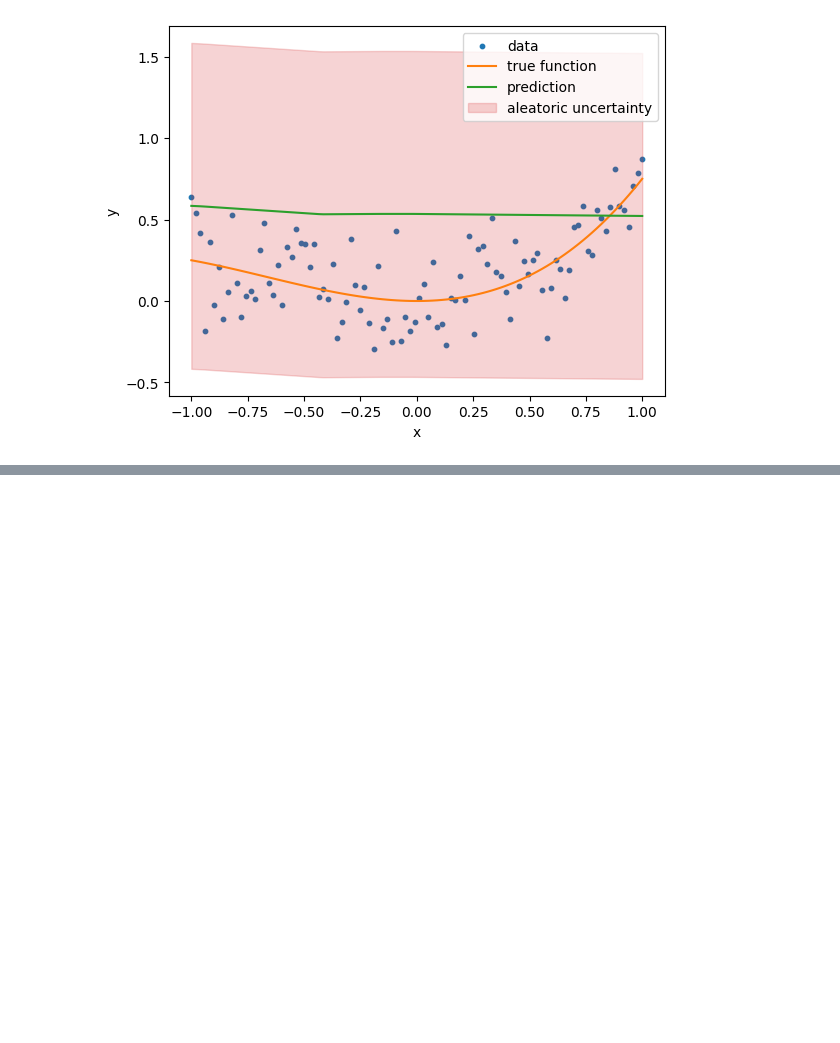
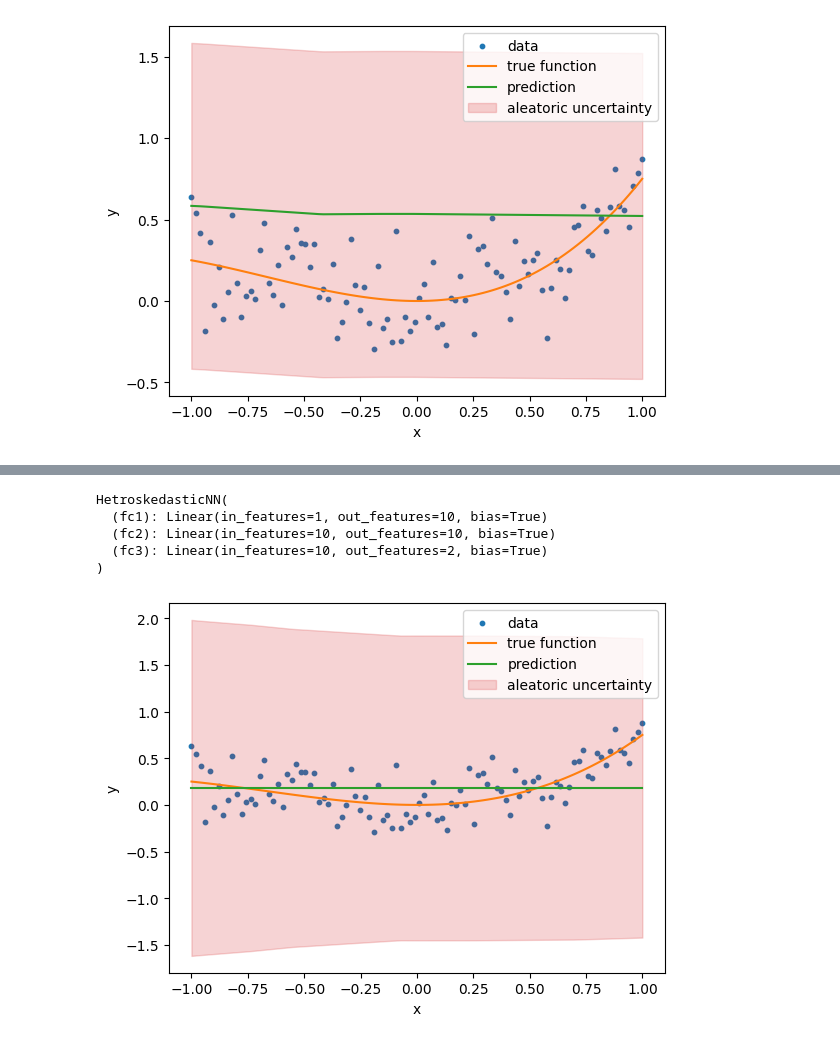
Before and after one commit to rishabh-mondal/Probabilistic-machine-learning, a Jupyter notebook: different_uncertainity_nn.ipynb, the cells around one changed output, grey strips where cells are left out. Cells and saved outputs as stored; diff of their text form; code cells hidden in the pictures; blank space fills up the shorter version.

```diff
--- a/different_uncertainity_nn.ipynb
+++ b/different_uncertainity_nn.ipynb
@@ -85,0 +255,36 @@ plot_results(y_hat,aleatoric_std=torch.exp(fixed_log_noise_std),model_name='Untr
+# %%
+# Case 2: Heteroskedastic noise
+
+class HetroskedasticNN(torch.nn.Module):
+    def __init__(self,n_hidden=10):
+        super().__init__()
+        self.fc1 = torch.nn.Linear(1,n_hidden)
+        self.fc2 = torch.nn.Linear(n_hidden,n_hidden)
+        self.fc3 = torch.nn.Linear(n_hidden,2)
+
+    def forward(self,x):
+        x = self.fc1(x)
+        x = torch.relu(x)
+        x = self.fc2(x)
+        x = torch.relu(x)
+        z = self.fc3(x)
+        mu_hat = z[:,0]
+        log_noise_std = z[:,1]
+        return mu_hat,log_noise_std
+# %%
+heteroskedastic_model = HetroskedasticNN()
+heteroskedastic_model
+# %% [output]
+HetroskedasticNN(
+  (fc1): Linear(in_features=1, out_features=10, bias=True)
+  (fc2): Linear(in_features=10, out_features=10, bias=True)
+  (fc3): Linear(in_features=10, out_features=2, bias=True)
+)
+# %%
+with torch.no_grad():
+    mu_hat,log_noise_std = heteroskedastic_model(x_lin[:, None])
+    aleatoric_std = torch.exp(log_noise_std)
+
+plot_results(y_hat,aleatoric_std=aleatoric_std,model_name='Untrained model')
+# %% [output]
+[figure, added]
```
Also changed, not shown: parts of 25 cells of this notebook, 1 other file.
